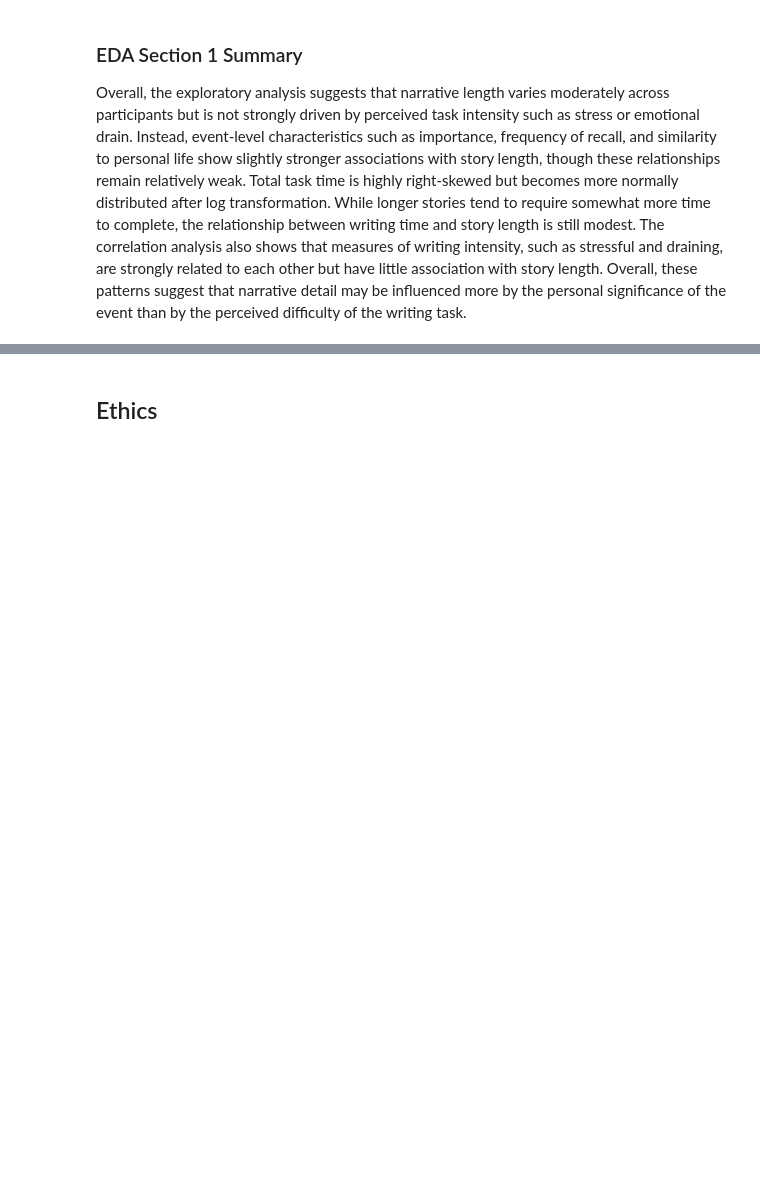
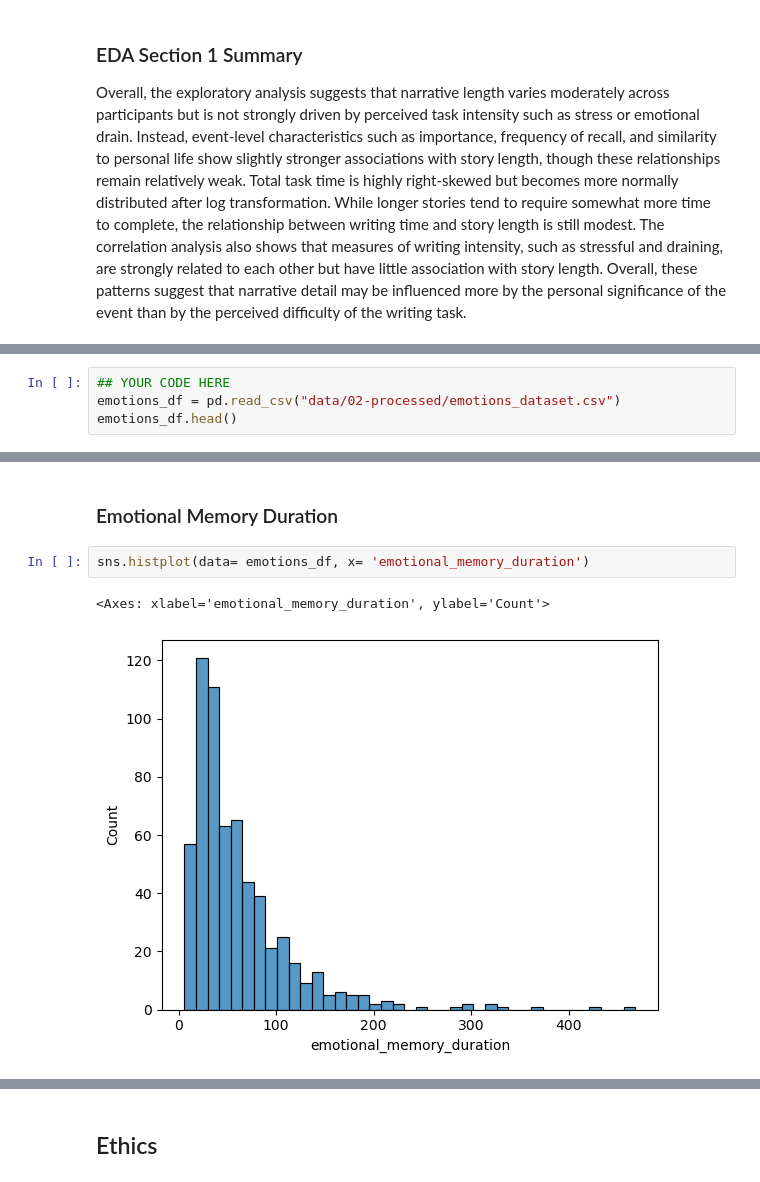
Before and after one commit to emw017/Group125_WI26, a Jupyter notebook: 02-EDACheckpoint.ipynb, the cells around one changed output, grey strips where cells are left out. Drawn from its saved outputs; the diff is of its cells as text; blank space fills up the shorter version.

```diff
--- a/02-EDACheckpoint.ipynb
+++ b/02-EDACheckpoint.ipynb
@@ -784,0 +811,4 @@ Some more words and stuff.  Remember notebooks work best if you interleave the c
+# %%
+## YOUR CODE HERE
+emotions_df = pd.read_csv("data/02-processed/emotions_dataset.csv")
+emotions_df.head()
@@ -784,0 +822,7 @@ Some more words and stuff.  Remember notebooks work best if you interleave the c
+# %% [markdown]
+### Emotional Memory Duration
+# %%
+sns.histplot(data= emotions_df, x= 'emotional_memory_duration')
+# %% [output]
+<Axes: xlabel='emotional_memory_duration', ylabel='Count'>
+[figure, added]
```
Also changed, not shown: parts of 20 cells of this notebook.
